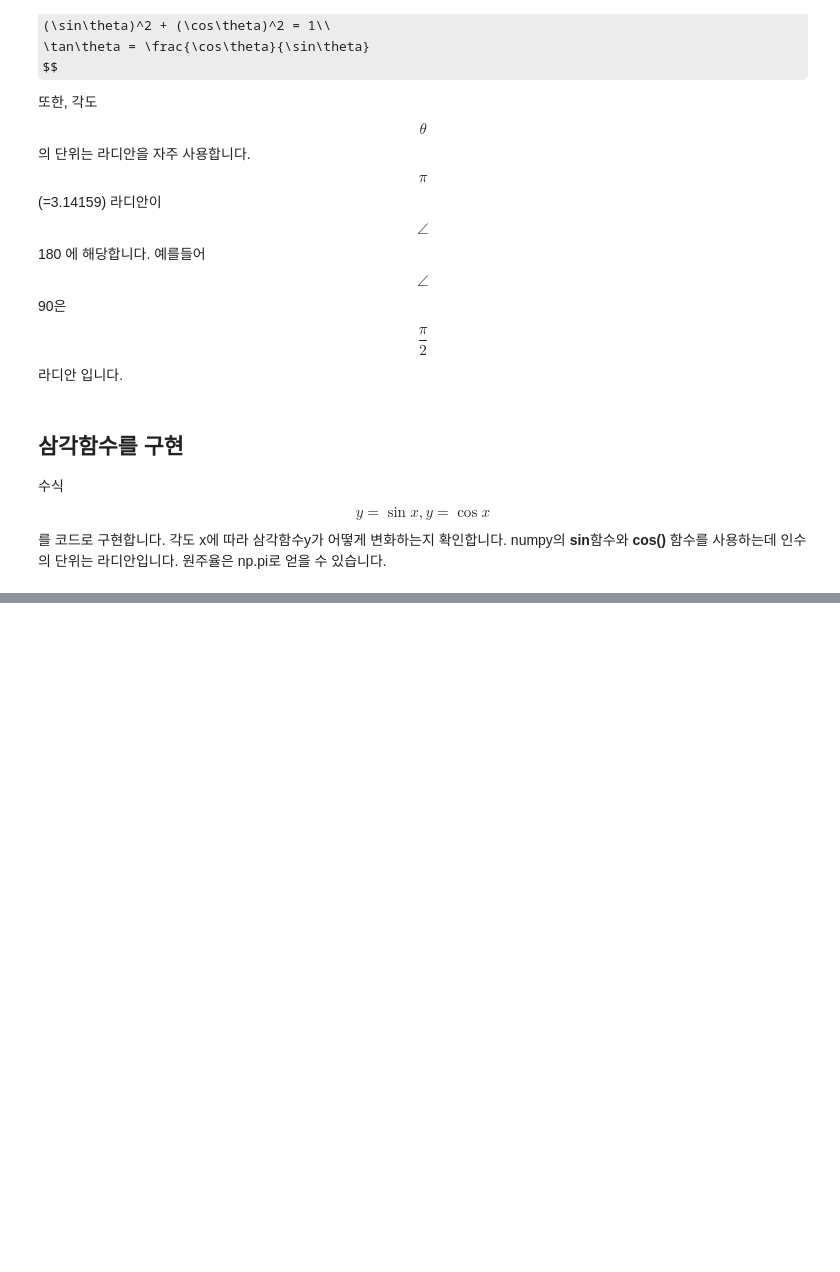
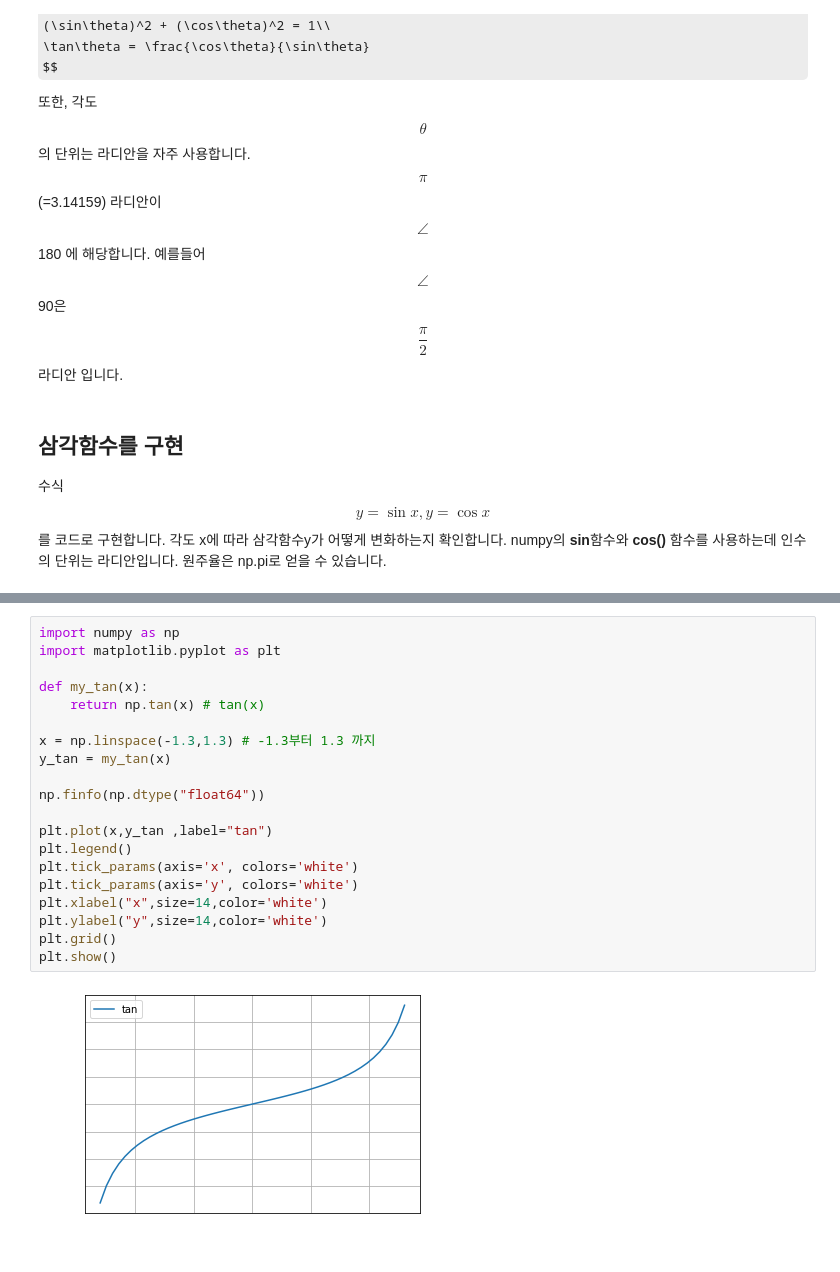
Before and after one commit to llinux910/llinux910.github.io, a Jupyter notebook: tmpFiles/삼각함수.ipynb, the cells around one changed output, grey strips where cells are left out. Drawn from its saved outputs; the diff is of its cells as text; some formulas as TeX source; blank space fills up the shorter version.

```diff
--- a/tmpFiles/삼각함수.ipynb
+++ b/tmpFiles/삼각함수.ipynb
@@ -30,0 +64,22 @@ numpy의 **sin**함수와 **cos()** 함수를 사용하는데 인수의 단위
+# %%
+import numpy as np
+import matplotlib.pyplot as plt
+
+def my_tan(x):
+    return np.tan(x) # tan(x)
+
+x = np.linspace(-1.3,1.3) # -1.3부터 1.3 까지
+y_tan = my_tan(x)
+
+np.finfo(np.dtype("float64"))
+
+plt.plot(x,y_tan ,label="tan")
+plt.legend()
+plt.tick_params(axis='x', colors='white')
+plt.tick_params(axis='y', colors='white')
+plt.xlabel("x",size=14,color='white')
+plt.ylabel("y",size=14,color='white')
+plt.grid()
+plt.show()
+# %% [output]
+[figure, added]
```
Also changed, not shown: parts of 3 cells of this notebook, 3 other files.
